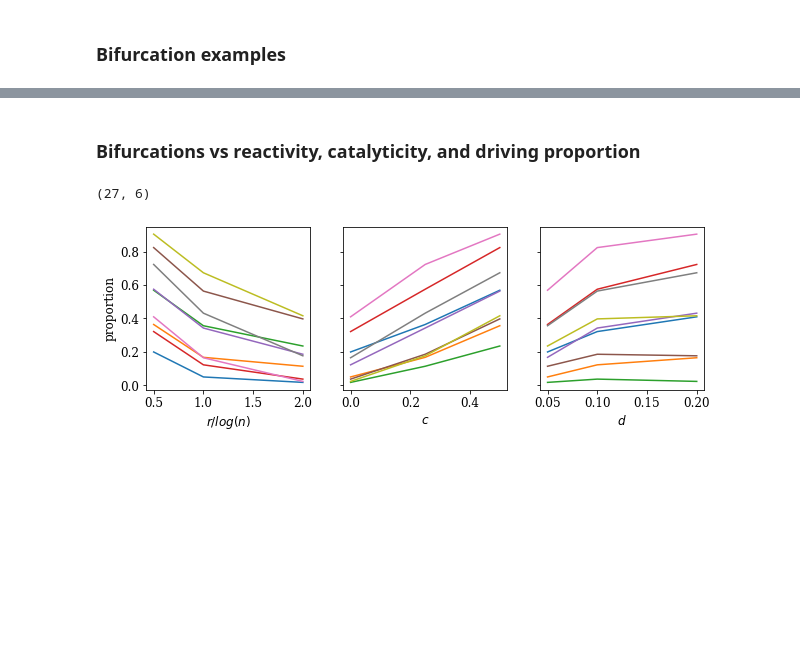
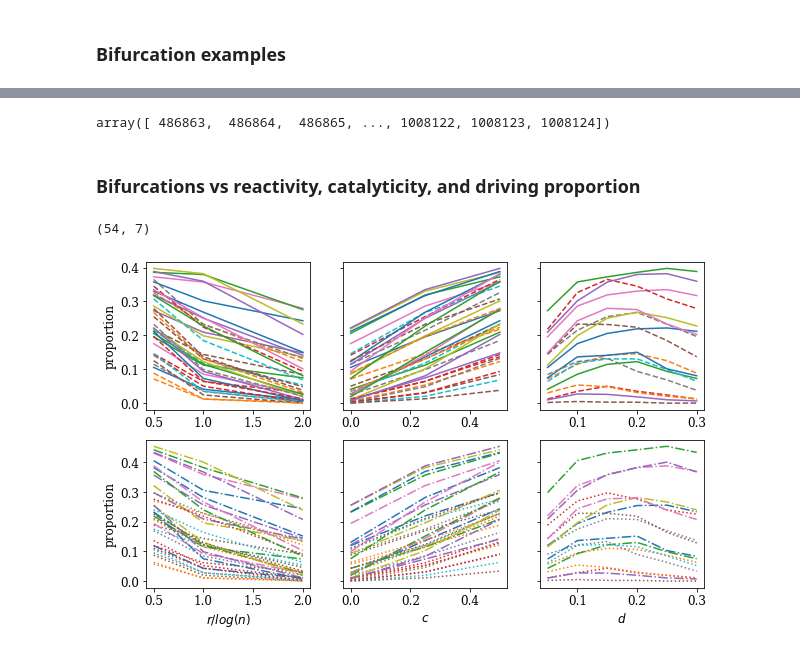
Before and after one commit to znicolaou/rmtchem, a Jupyter notebook: plots.ipynb, the cells around one changed output, grey strips where cells are left out. Saved outputs shown, nothing was run; the diff lists cells and outputs as text; code cells hidden in the pictures; blank space fills up the shorter version.

```diff
--- a/plots.ipynb
+++ b/plots.ipynb
@@ -17,9 +17,8 @@ colors = prop_cycle.by_key()['color']
 # %% [markdown]
 ### Example graph
 # %%
-n=64
-c=0.5
-nr=int(c*n)
+n=4096
+nr=int(0.5*n*np.log(n))
 seed=1
 
 np.random.seed(seed)
@@ -57,10 +56,10 @@ if len(components)>1:
     for i in range(len(components)):
         comp=list(components)[i]
         idx=np.array(list(comp))
-        nx.draw(nx.convert_matrix.from_numpy_matrix(adj[np.ix_(idx,idx)]),node_size=200,ax=ax[i])
+        nx.draw(nx.convert_matrix.from_numpy_matrix(adj[np.ix_(idx,idx)]),node_size=50,ax=ax[i])
         ax[i].axis('off')
 else:
-    nx.draw(g,node_size=200)
+    nx.draw(g,node_size=12.5,width=0.025)
 
 plt.savefig('plots/fig1b.pdf')
 plt.show()
@@ -565,9 +348,14 @@ plt.show()
+# %%
+tinds
+# %% [output]
+array([ 486863,  486864,  486865, ..., 1008122, 1008123, 1008124])
 # %% [markdown]
 ### Bifurcations vs reactivity, catalyticity, and driving proportion
 # %%
 ns=[64]
 cs=[0.5,1.0,2.0]
-ds=[0.05, 0.1, 0.2]
+ds=[0.1, 0.2, 0.3]
+ds=[0.05,0.1,0.15,0.2,0.25,0.3]
 ass=[0,0.25,0.5]
 tab=[]
 for n in ns:
@@ -575,41 +363,74 @@ for n in ns:
         for d in ds:
             for a in ass:
                 vals=np.loadtxt('data/hystereses/'+str(n)+'_'+str(c)+'_'+str(d)+'_'+str(a)+'.txt')
-                tot=np.count_nonzero(vals[:,4]==0)+np.count_nonzero(vals[:,4]==1)+np.count_nonzero(vals[:,4]==2)
-                tab.append([c, d, a, np.count_nonzero(vals[:,4]==1)/tot+np.count_nonzero(vals[:,4]==3)/tot,  np.count_nonzero(vals[:,4]==2)/tot,np.count_nonzero(vals[:,4]<0)/tot])
+                tot=np.count_nonzero(vals[:,4]>=0)
+                tab.append([c, d, a, np.count_nonzero(vals[:,4]==2)/tot, np.count_nonzero(vals[:,4]==1)/tot+np.count_nonzero(vals[:,4]==3)/tot, np.count_nonzero(vals[:,12]==0)/tot,  np.count_nonzero(vals[:,12]==1)/tot])
 
 tab=np.array(tab)
 print(tab.shape)
 cs=np.unique(tab[:,0])
 ds=np.unique(tab[:,1])
 ass=np.unique(tab[:,2])
 
-fig,ax=plt.subplots(1,3,figsize=(10,3))
-plt.subplot(1,3,1)
+fig,ax=plt.subplots(2,3,figsize=(10,6))
+plt.subplot(2,3,1)
+# plt.xlabel('$r/log(n)$')
+plt.ylabel('proportion')
+for d in ds:
+    for a in ass:
+        ind=np.where(np.all(tab[:,[1,2]]==[d,a],axis=1))[0]
+        plt.plot(tab[ind,0],tab[ind,3],ls='-')
+        plt.plot(tab[ind,0],tab[ind,4],ls='--')
+
+plt.subplot(2,3,2)
+plt.tick_params(axis='y', which='both', left=True,  right=False, labelleft=False)
+# plt.xlabel('$c$')
+for d in ds:
+    for c in cs:
+        ind=np.where(np.all(tab[:,[1,0]]==[d,c],axis=1))[0]
+        plt.plot(tab[ind,2],tab[ind,3],ls='-')
+        plt.plot(tab[ind,2],tab[ind,4],ls='--')
+
+plt.subplot(2,3,3)
+plt.tick_params(axis='y', which='both', left=True,  right=False, labelleft=False)
+# plt.xlabel('$d$')
+for a in ass:
+    for c in cs:
+        ind=np.where(np.all(tab[:,[2,0]]==[a,c],axis=1))[0]
+        plt.plot(tab[ind,1],tab[ind,3],ls='-')
+        plt.plot(tab[ind,1],tab[ind,4],ls='--')
+
+plt.subplot(2,3,4)
 plt.xlabel('$r/log(n)$')
 plt.ylabel('proportion')
 for d in ds:
     for a in ass:
         ind=np.where(np.all(tab[:,[1,2]]==[d,a],axis=1))[0]
-        plt.plot(tab[ind,0],tab[ind,4]+tab[ind,3])
+        plt.plot(tab[ind,0],tab[ind,5],ls='-.')
+        plt.plot(tab[ind,0],tab[ind,6],ls=':')
 
-plt.subplot(1,3,2)
+plt.subplot(2,3,5)
 plt.tick_params(axis='y', which='both', left=True,  right=False, labelleft=False)
 plt.xlabel('$c$')
 for d in ds:
     for c in cs:
         ind=np.where(np.all(tab[:,[1,0]]==[d,c],axis=1))[0]
-        plt.plot(tab[ind,2],tab[ind,4]+tab[ind,3])
+        plt.plot(tab[ind,2],tab[ind,5],ls='-.')
+        plt.plot(tab[ind,2],tab[ind,6],ls=':')
 
-plt.subplot(1,3,3)
+plt.subplot(2,3,6)
 plt.tick_params(axis='y', which='both', left=True,  right=False, labelleft=False)
 plt.xlabel('$d$')
 for a in ass:
     for c in cs:
         ind=np.where(np.all(tab[:,[2,0]]==[a,c],axis=1))[0]
-        plt.plot(tab[ind,1],tab[ind,4]+tab[ind,3])
+        plt.plot(tab[ind,1],tab[ind,5],ls='-.')
+        plt.plot(tab[ind,1],tab[ind,6],ls=':')
+
+
+
 plt.savefig('plots/fig4a.pdf',transparent=True)
 plt.show()
 # %% [output]
-(27, 6)
+(54, 7)
-[figure, old version]
+[figure, new version]
```
Also changed, not shown: parts of 23 cells of this notebook, 1 other file.
